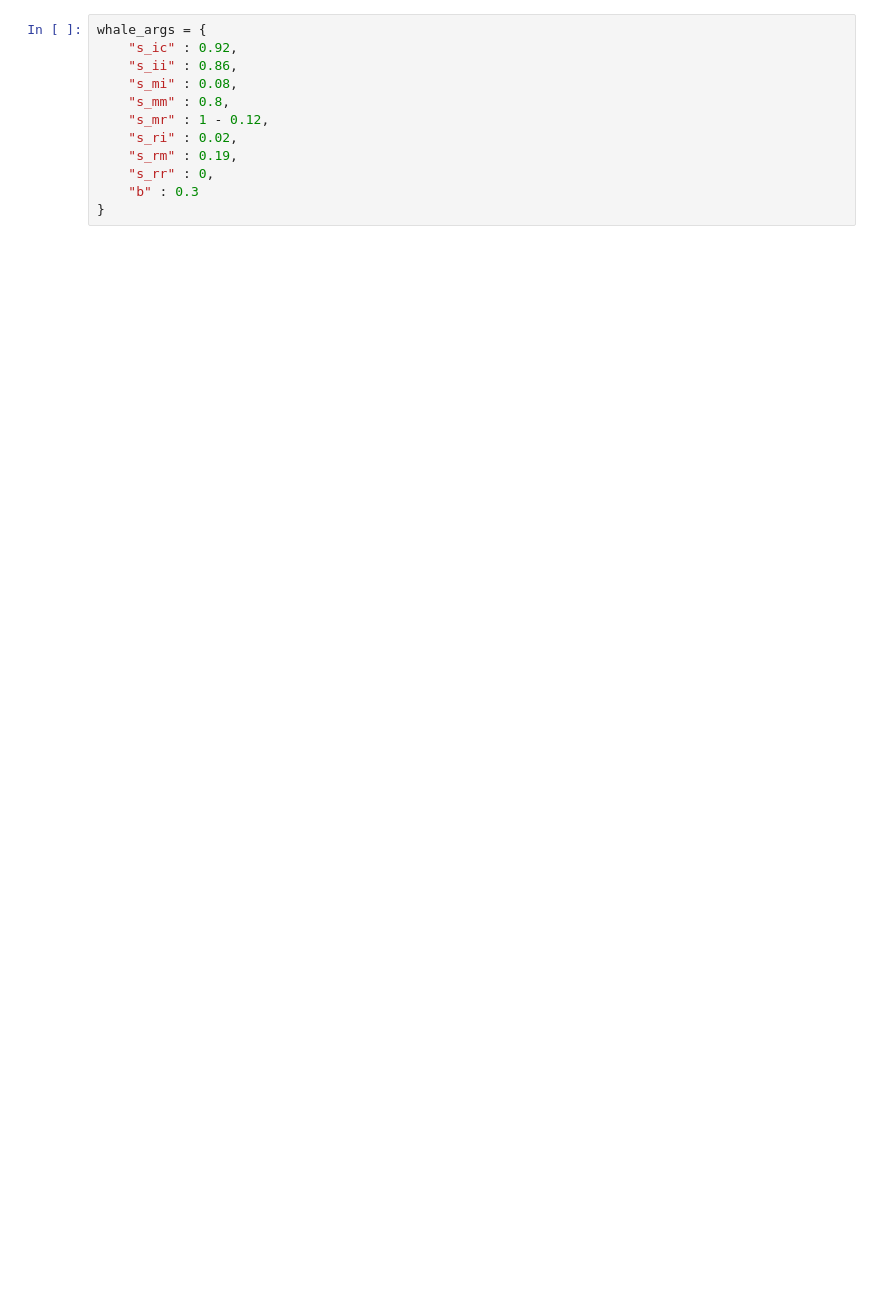
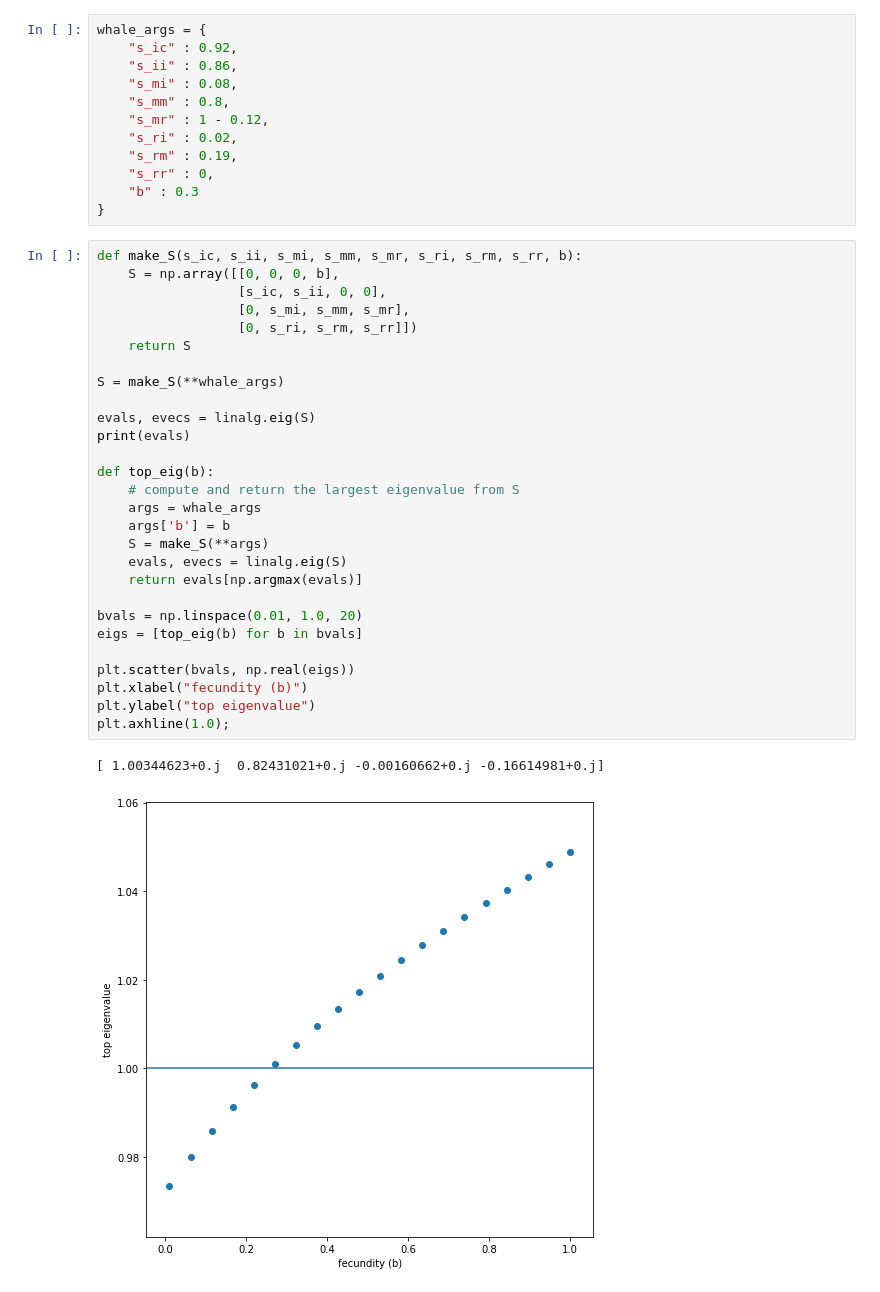
Before and after one commit to petrelharp/popbio, a Jupyter notebook: notebooks/lecture_03.ipynb, the cells around one changed output. Saved outputs shown, nothing was run; the diff lists cells and outputs as text; blank space fills up the shorter version.

```diff
--- a/notebooks/lecture_03.ipynb
+++ b/notebooks/lecture_03.ipynb
@@ -240,3 +330,34 @@ whale_args = {
     "s_rr" : 0,
     "b" : 0.3
 }
+# %%
+def make_S(s_ic, s_ii, s_mi, s_mm, s_mr, s_ri, s_rm, s_rr, b):
+    S = np.array([[0, 0, 0, b],
+                  [s_ic, s_ii, 0, 0],
+                  [0, s_mi, s_mm, s_mr],
+                  [0, s_ri, s_rm, s_rr]])
+    return S
+
+S = make_S(**whale_args)
+
+evals, evecs = linalg.eig(S)
+print(evals)
+
+def top_eig(b):
+    # compute and return the largest eigenvalue from S
+    args = whale_args
+    args['b'] = b
+    S = make_S(**args)
+    evals, evecs = linalg.eig(S)
+    return evals[np.argmax(evals)]
+
+bvals = np.linspace(0.01, 1.0, 20)
+eigs = [top_eig(b) for b in bvals]
+
+plt.scatter(bvals, np.real(eigs))
+plt.xlabel("fecundity (b)")
+plt.ylabel("top eigenvalue")
+plt.axhline(1.0);
+# %% [output]
+[ 1.00344623+0.j  0.82431021+0.j -0.00160662+0.j -0.16614981+0.j]
+[figure, added]
```
Also changed, not shown: parts of 28 cells of this notebook.
